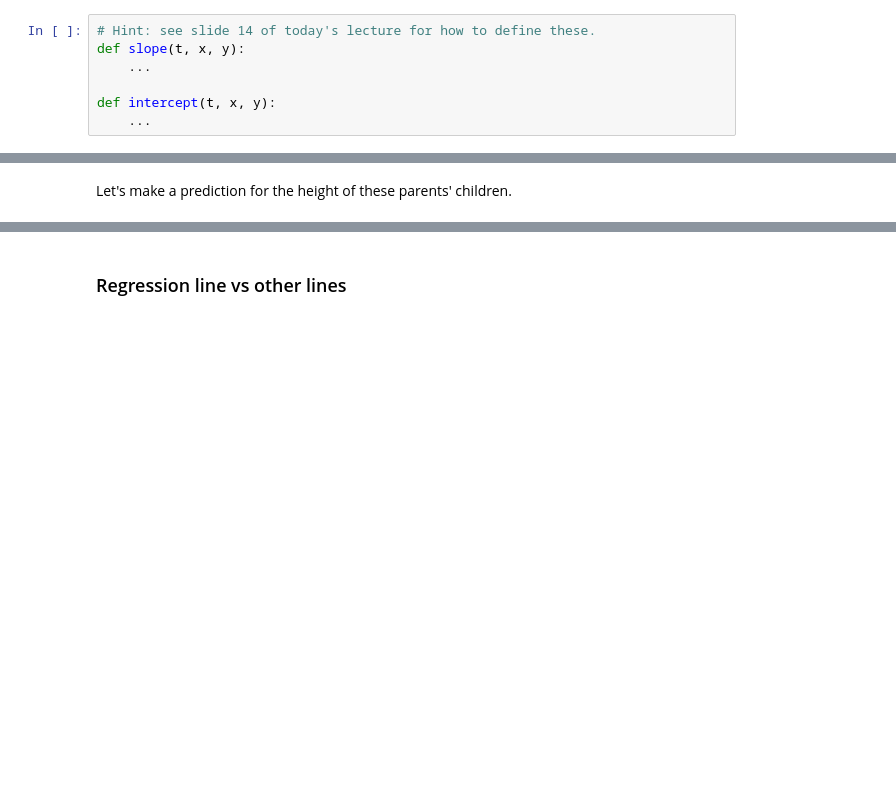
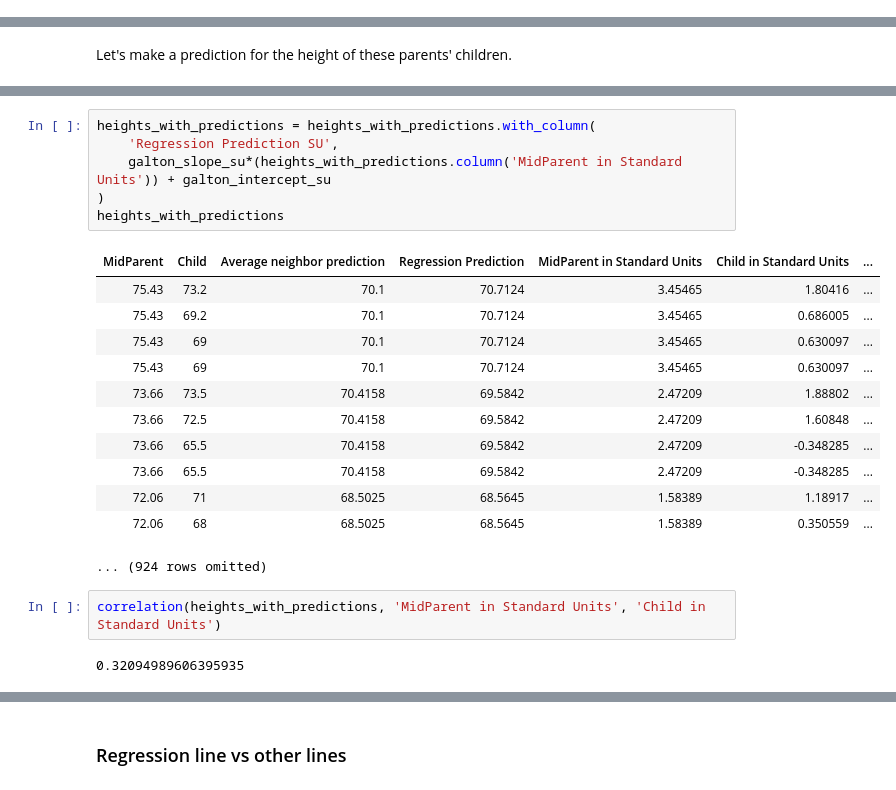
Before and after one commit to ucsb-ds/cmpsc5b-s22-students, a Jupyter notebook: lec-notebooks/week7-lec13-least-squares-live.ipynb, the cells around one changed output, grey strips where cells are left out. Saved outputs shown, nothing was run; the diff lists cells and outputs as text; blank space fills up the shorter version.

```diff
--- a/lec-notebooks/week7-lec13-least-squares-live.ipynb
+++ b/lec-notebooks/week7-lec13-least-squares-live.ipynb
@@ -142,10 +142,3 @@ def correlation(t, x, y):
     x_su = standard_units(t.column(x))
     y_su = standard_units(t.column(y))
     return np.mean(x_su * y_su)
-# %%
-# Hint: see slide 14 of today's lecture for how to define these.
-def slope(t, x, y):
-    ...
-
-def intercept(t, x, y):
-    ...
@@ -216,0 +302,23 @@ heights_with_predictions.scatter('MidParent')
+# %%
+heights_with_predictions = heights_with_predictions.with_column(
+    'Regression Prediction SU',
+    galton_slope_su*(heights_with_predictions.column('MidParent in Standard Units')) + galton_intercept_su
+)
+heights_with_predictions
+# %% [output]
+| MidParent | Child | Average neighbor prediction | Regression Prediction | MidParent in Standard Units | Child in Standard Units | ... |
+| 75.43 | 73.2 | 70.1 | 70.7124 | 3.45465 | 1.80416 | ... |
+| 75.43 | 69.2 | 70.1 | 70.7124 | 3.45465 | 0.686005 | ... |
+| 75.43 | 69 | 70.1 | 70.7124 | 3.45465 | 0.630097 | ... |
+| 75.43 | 69 | 70.1 | 70.7124 | 3.45465 | 0.630097 | ... |
+| 73.66 | 73.5 | 70.4158 | 69.5842 | 2.47209 | 1.88802 | ... |
+| 73.66 | 72.5 | 70.4158 | 69.5842 | 2.47209 | 1.60848 | ... |
+| 73.66 | 65.5 | 70.4158 | 69.5842 | 2.47209 | -0.348285 | ... |
+| 73.66 | 65.5 | 70.4158 | 69.5842 | 2.47209 | -0.348285 | ... |
+| 72.06 | 71 | 68.5025 | 68.5645 | 1.58389 | 1.18917 | ... |
+| 72.06 | 68 | 68.5025 | 68.5645 | 1.58389 | 0.350559 | ... |
+... (924 rows omitted)
+# %%
+correlation(heights_with_predictions, 'MidParent in Standard Units', 'Child in Standard Units')
+# %% [output]
+0.32094989606395935
```
Also changed, not shown: parts of 21 cells of this notebook, 1 other file.
